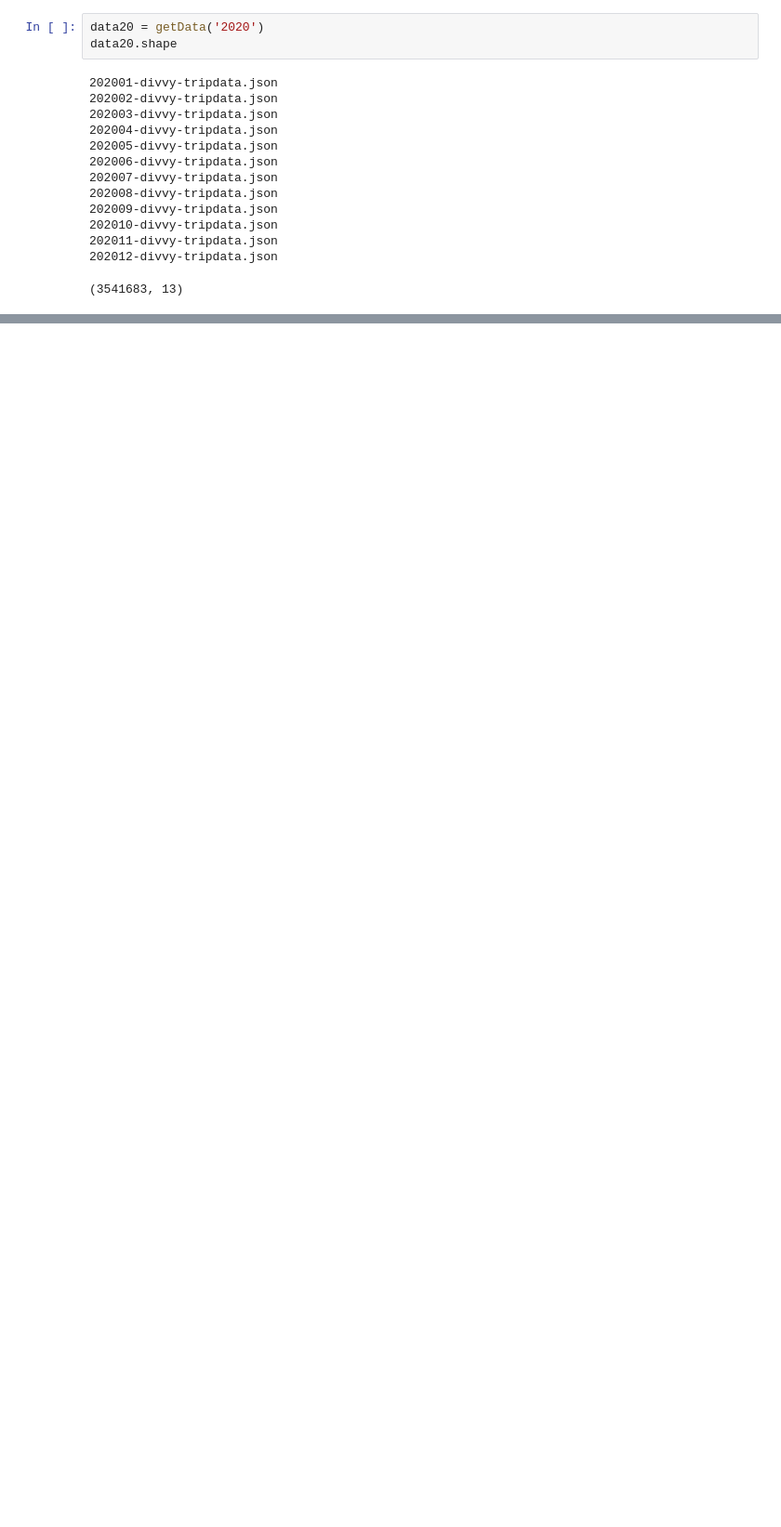
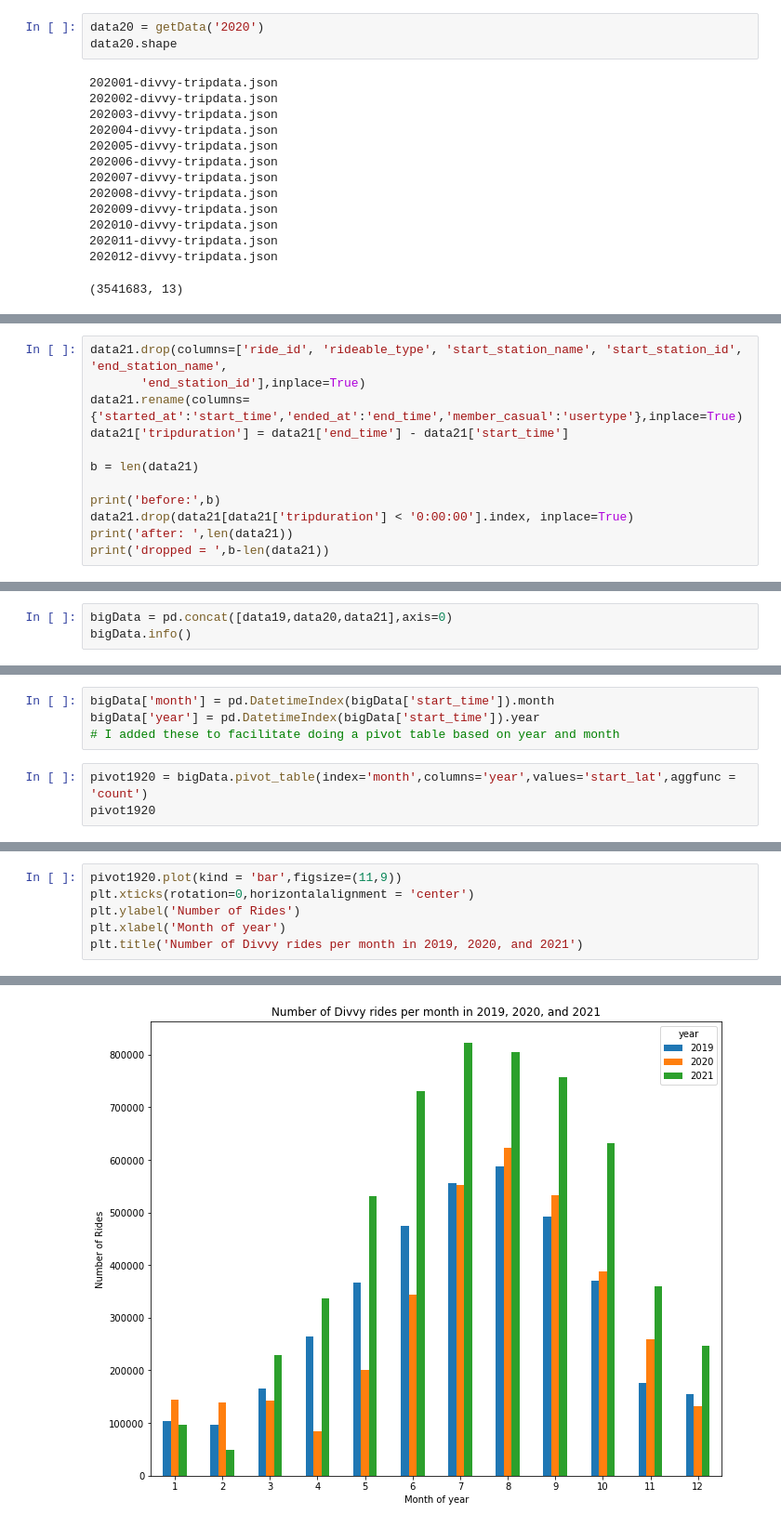
Before and after one commit to adamlporter/DivvyToolsAndAnalysis, a Jupyter notebook: CovidEffectsOnDivvyUse.ipynb, the cells around one changed output, grey strips where cells are left out. Shown at 93% size. Drawn from its saved outputs; the diff is of its cells as text; blank space fills up the shorter version.

Commit message:
working on station analysis

```diff
--- a/CovidEffectsOnDivvyUse.ipynb
+++ b/CovidEffectsOnDivvyUse.ipynb
@@ -259,0 +312,12 @@ data21.pivot_table(index=pd.DatetimeIndex(data21['started_at']).month,
+# %%
+data21.drop(columns=['ride_id', 'rideable_type', 'start_station_name', 'start_station_id', 'end_station_name',
+       'end_station_id'],inplace=True)
+data21.rename(columns={'started_at':'start_time','ended_at':'end_time','member_casual':'usertype'},inplace=True)
+data21['tripduration'] = data21['end_time'] - data21['start_time']
+
+b = len(data21)
+
+print('before:',b)
+data21.drop(data21[data21['tripduration'] < '0:00:00'].index, inplace=True)
+print('after: ',len(data21))
+print('dropped = ',b-len(data21))
@@ -259,0 +334,3 @@ data21.pivot_table(index=pd.DatetimeIndex(data21['started_at']).month,
+# %%
+bigData = pd.concat([data19,data20,data21],axis=0)
+bigData.info()
@@ -259,0 +353,7 @@ data21.pivot_table(index=pd.DatetimeIndex(data21['started_at']).month,
+# %%
+bigData['month'] = pd.DatetimeIndex(bigData['start_time']).month
+bigData['year'] = pd.DatetimeIndex(bigData['start_time']).year
+# I added these to facilitate doing a pivot table based on year and month
+# %%
+pivot1920 = bigData.pivot_table(index='month',columns='year',values='start_lat',aggfunc = 'count')
+pivot1920
@@ -259,0 +375,7 @@ data21.pivot_table(index=pd.DatetimeIndex(data21['started_at']).month,
+# %%
+pivot1920.plot(kind = 'bar',figsize=(11,9))
+plt.xticks(rotation=0,horizontalalignment = 'center')
+plt.ylabel('Number of Rides')
+plt.xlabel('Month of year')
+plt.title('Number of Divvy rides per month in 2019, 2020, and 2021')
+# %% [output]
@@ -259,0 +383 @@ data21.pivot_table(index=pd.DatetimeIndex(data21['started_at']).month,
+[figure, added]
```
Also changed, not shown: parts of 75 cells of this notebook, 3 other files.
